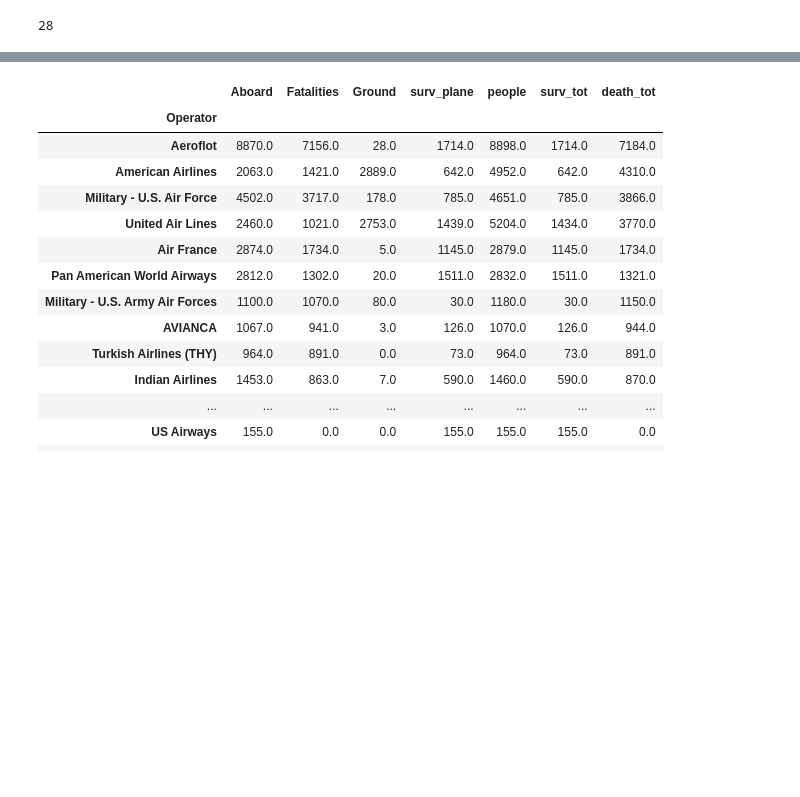
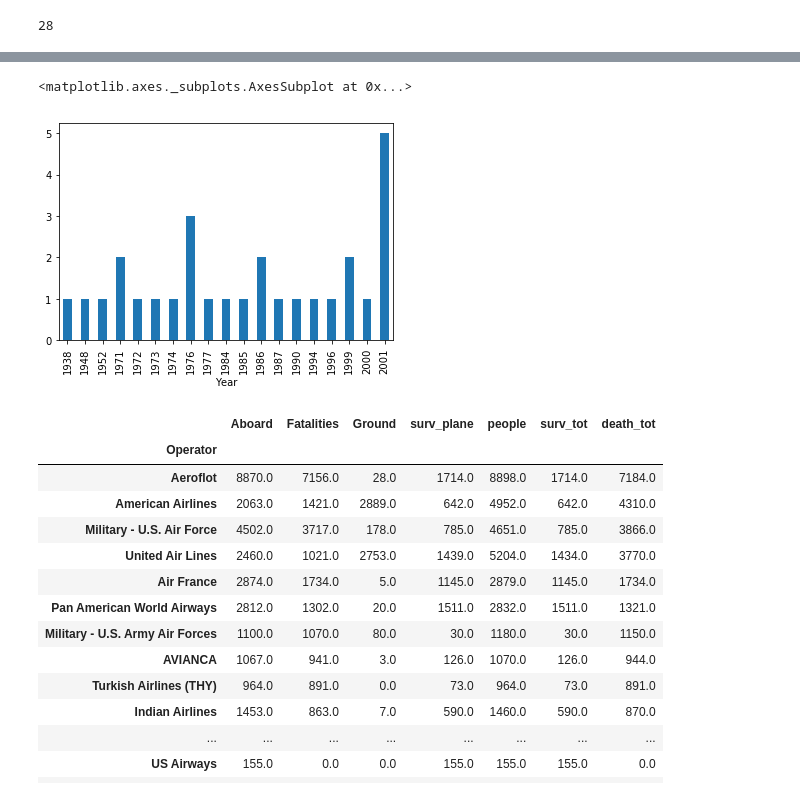
Before and after one commit to AnneNawrocki/Flugzeugabstuerze, a Jupyter notebook: Analyse.ipynb, the cells around one changed output, grey strips where cells are left out. Drawn from its saved outputs; the diff is of its cells as text; code cells hidden in the pictures; blank space fills up the shorter version.

Commit message:
Plot hijacked

```diff
--- a/Analyse.ipynb
+++ b/Analyse.ipynb
@@ -181,7 +181,9 @@ hi = df[df['Summary'].str.contains("hijack" , na = False)]
 
 hi['Date'] = pd.to_datetime(hi['Date'])
 
-plt.plot_date(hi['Date'], count(hi['Flight #']))
+hi['Year'] = hi['Date'].map(lambda x: x.year)
+
+hi
 # %% [output]
 A value is trying to be set on a copy of a slice from a DataFrame.
 Try using .loc[row_indexer,col_indexer] = value instead
@@ -192,3 +215,11 @@ NameError: name 'count' is not defined
+# %%
+#plt.plot_date(hi['Date'], hi['Flight #'].count())
+hi ##['Date']
+
+hi.groupby("Year").count()['Date'].plot.bar()
+# %% [output]
+<matplotlib.axes._subplots.AxesSubplot at 0x...>
+[figure, added]
 # %%
 #Operators with most deaths
 df.loc[df["Operator"] != "-"].groupby("Operator").sum().sort_values("death_tot", ascending=False)
```
Also changed, not shown: parts of 1 cell of this notebook.
